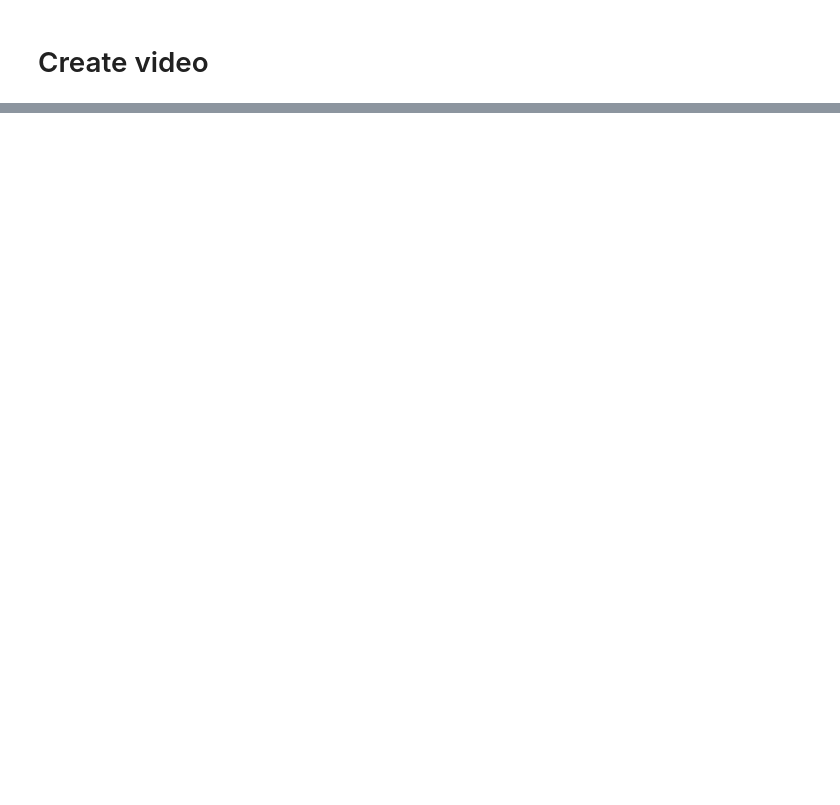
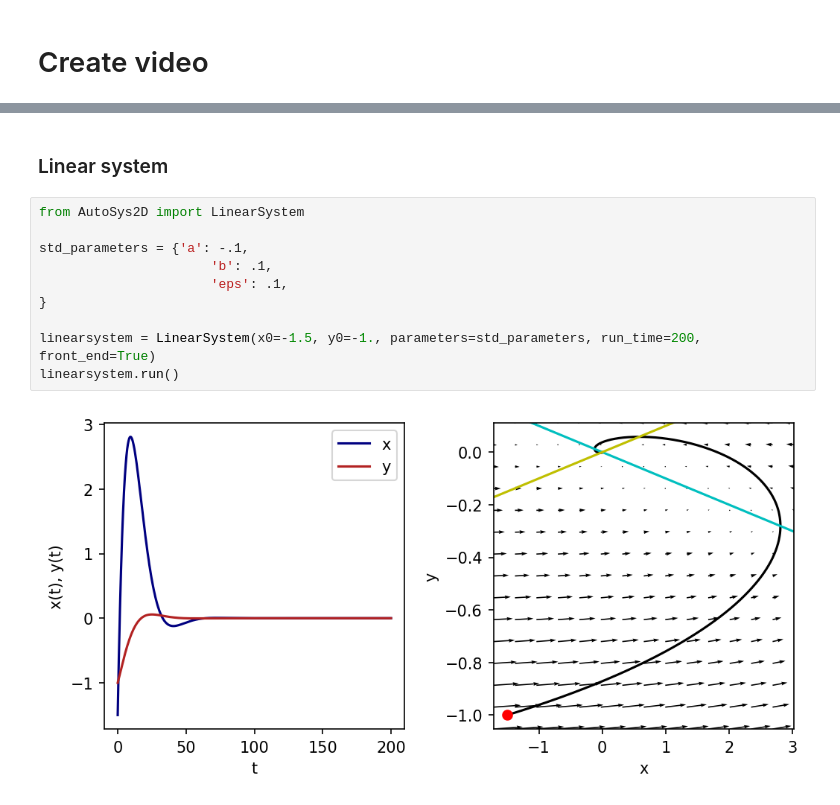
Before and after one commit to F10r1an/ComputationalBiology, a Jupyter notebook: Part 1/run.ipynb, the cells around one changed output, grey strips where cells are left out. Cells and saved outputs as stored; diff of their text form; blank space fills up the shorter version.

```diff
--- a/Part 1/run.ipynb
+++ b/Part 1/run.ipynb
@@ -51,0 +51,14 @@ video.save('FHN.mp4', writer=writervideo)
+# %% [markdown]
+### Linear system
+# %%
+from AutoSys2D import LinearSystem
+
+std_parameters = {'a': -.1,
+                      'b': .1,
+                      'eps': .1,
+}
+
+linearsystem = LinearSystem(x0=-1.5, y0=-1., parameters=std_parameters, run_time=200, front_end=True)
+linearsystem.run()
+# %% [output]
+[figure, added]
```
Also changed, not shown: parts of 5 cells of this notebook, 4 other files.
